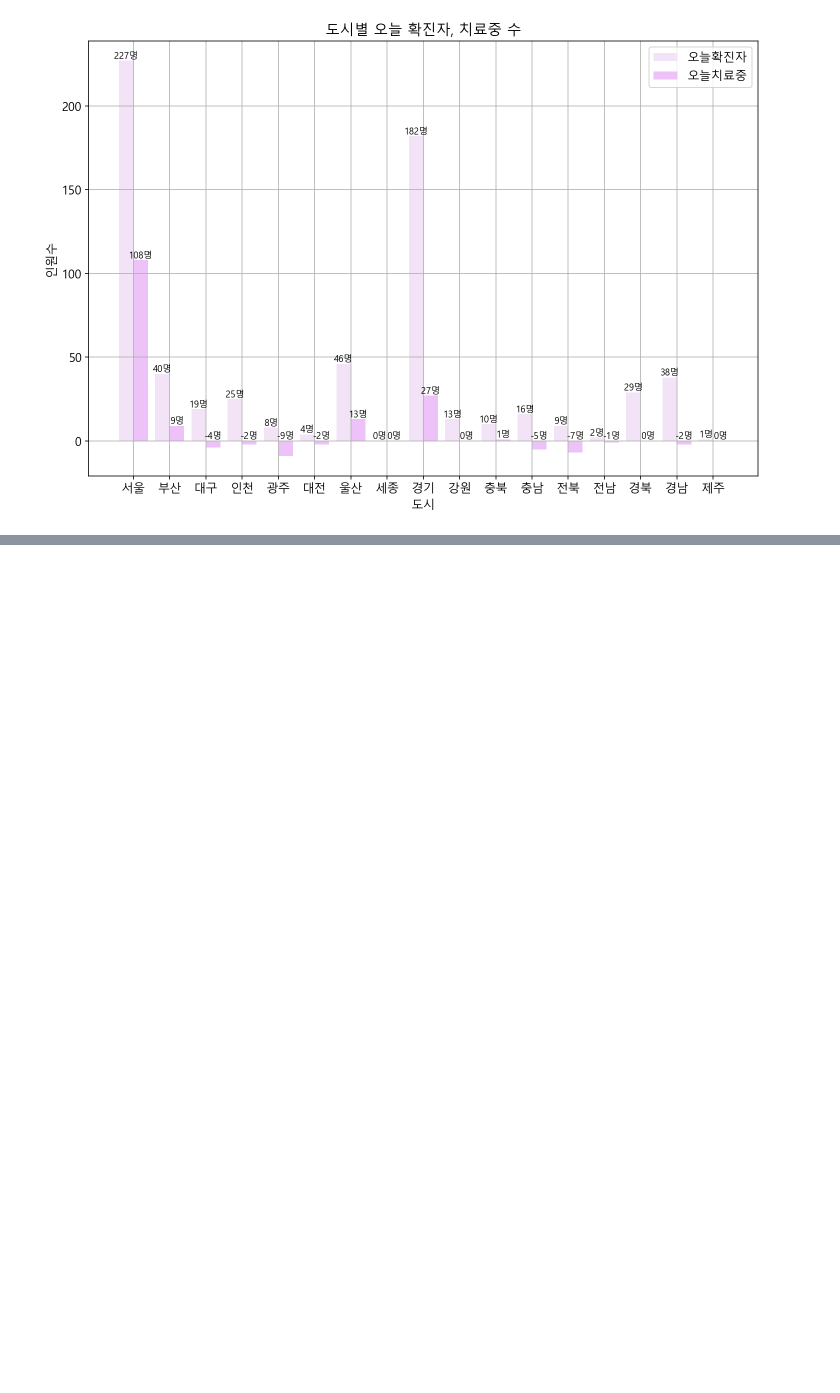
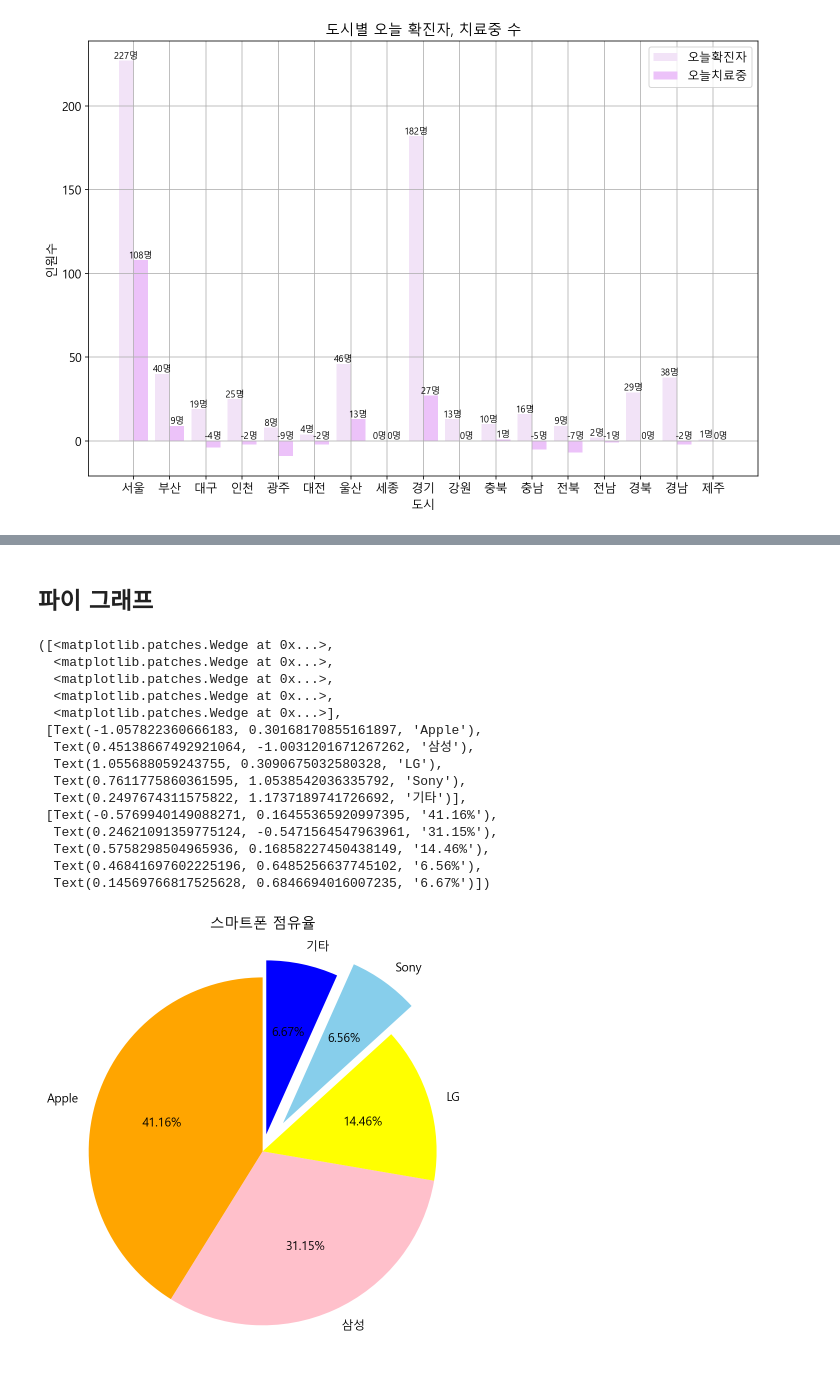
Before and after one commit to junhong-CHEON/python_study, a Jupyter notebook: 12-matplotlib.ipynb, the cells around one changed output, grey strips where cells are left out. Saved outputs shown, nothing was run; the diff lists cells and outputs as text; code cells hidden in the pictures; blank space fills up the shorter version.

```diff
--- a/12-matplotlib.ipynb
+++ b/12-matplotlib.ipynb
@@ -378,0 +438,33 @@ plt.close()
+# %% [markdown]
+## 파이 그래프
+# %%
+ratio = [3700, 2800, 1300, 590, 600]
+labels = ['Apple', '삼성', 'LG', 'Sony', '기타']
+colors = ['orange', 'pink', 'yellow', 'skyblue', 'blue']
+
+explode = [0.0, 0.0, 0.0, 0.2, 0.1]
+
+plt.figure()
+plt.title('스마트폰 점유율')
+plt.pie(ratio, labels = labels, colors = colors, explode = explode,
+    autopct = '%0.2f%%', shadow=False, startangle=90)
+
+plt.show()
+plt.close()
+# %% [output]
+([<matplotlib.patches.Wedge at 0x...>,
+  <matplotlib.patches.Wedge at 0x...>,
+  <matplotlib.patches.Wedge at 0x...>,
+  <matplotlib.patches.Wedge at 0x...>,
+  <matplotlib.patches.Wedge at 0x...>],
+ [Text(-1.057822360666183, 0.30168170855161897, 'Apple'),
+  Text(0.45138667492921064, -1.0031201671267262, '삼성'),
+  Text(1.055688059243755, 0.3090675032580328, 'LG'),
+  Text(0.7611775860361595, 1.0538542036335792, 'Sony'),
+  Text(0.2497674311575822, 1.1737189741726692, '기타')],
+ [Text(-0.5769940149088271, 0.16455365920997395, '41.16%'),
+  Text(0.24621091359775124, -0.5471564547963961, '31.15%'),
+  Text(0.5758298504965936, 0.16858227450438149, '14.46%'),
+  Text(0.46841697602225196, 0.6485256637745102, '6.56%'),
+  Text(0.14569766817525628, 0.6846694016007235, '6.67%')])
+[figure, added]
```
Also changed, not shown: parts of 14 cells of this notebook, 11 other files.
